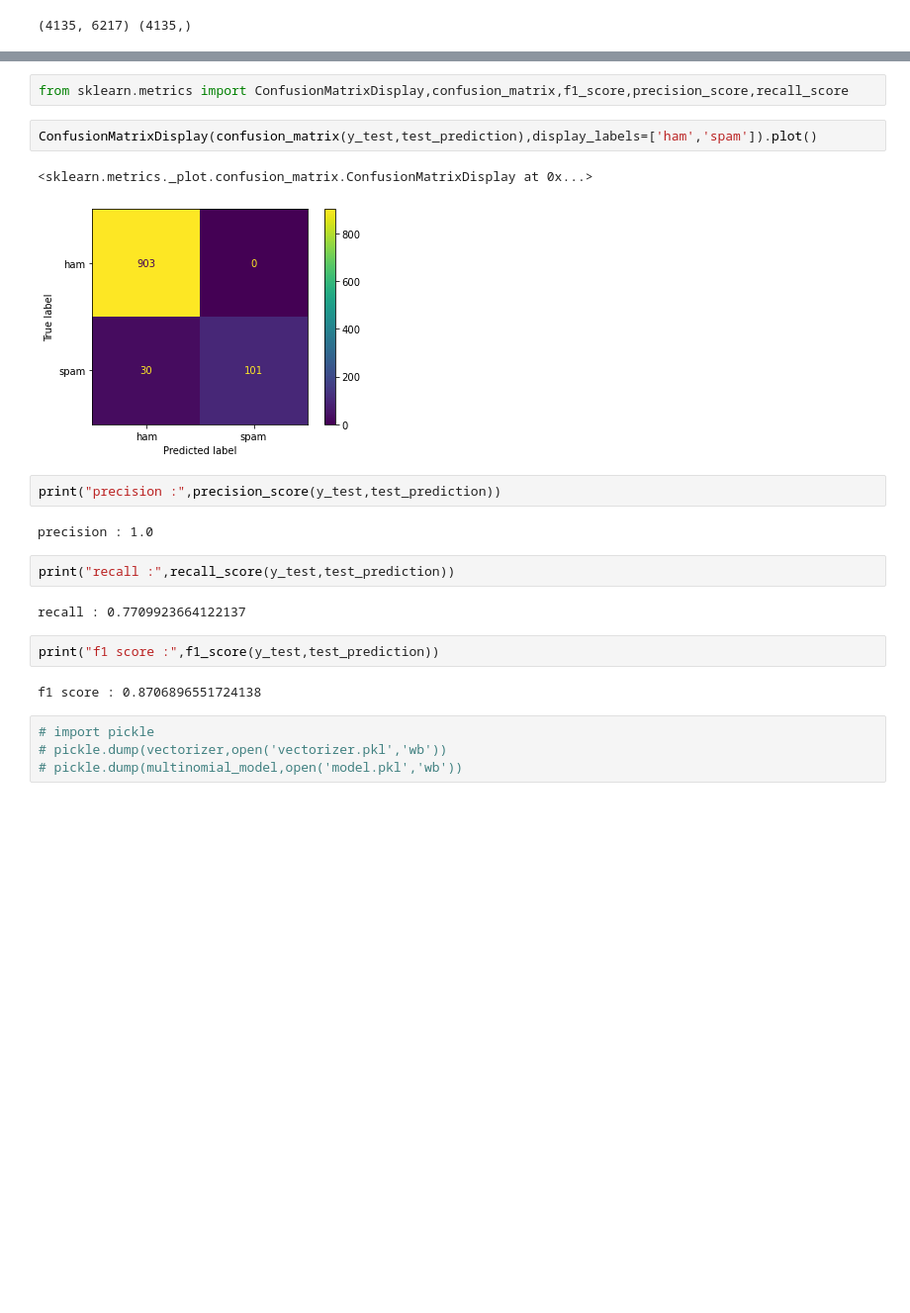
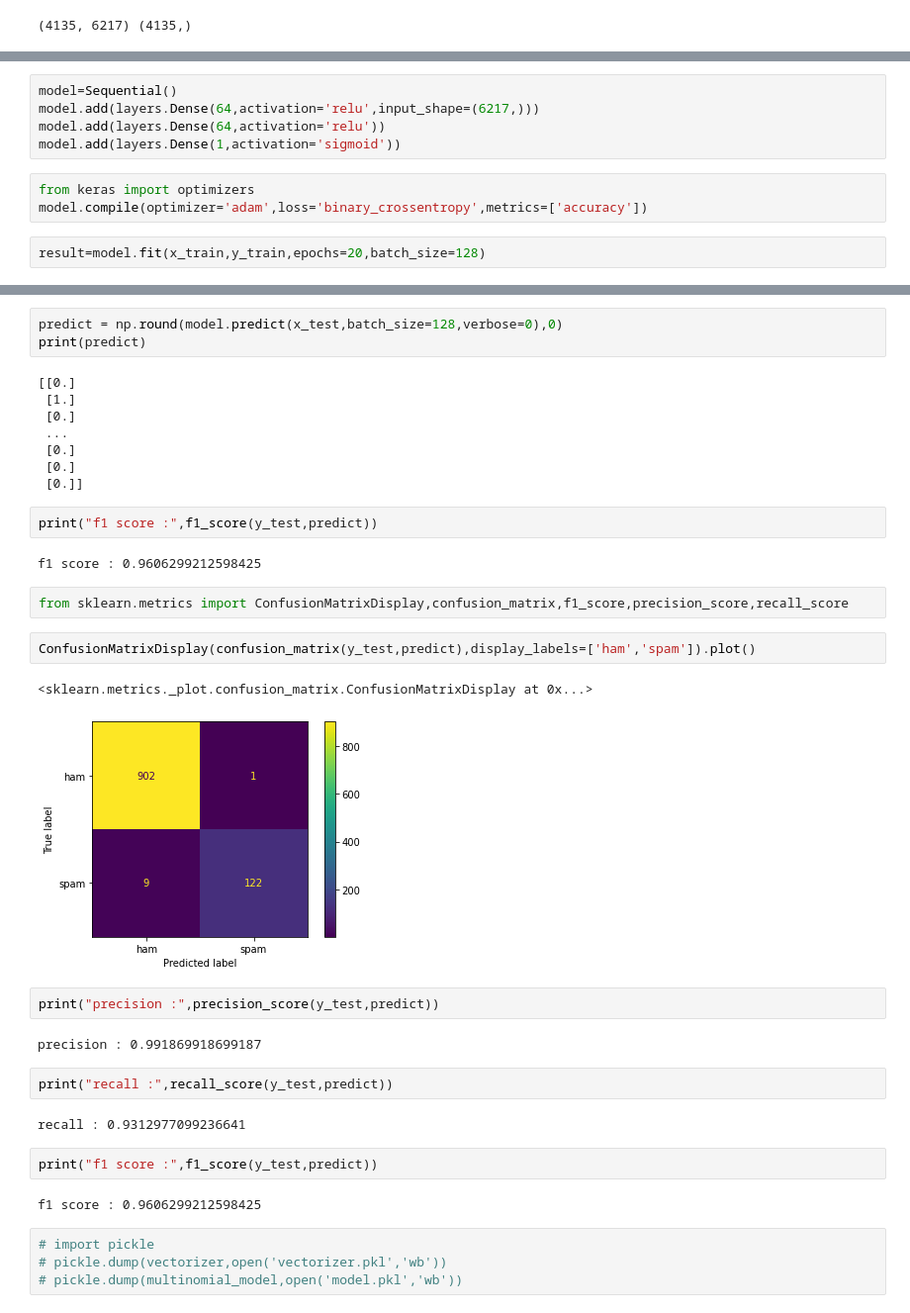
Before and after one commit to layaaugustine/Spam-Email-Detection, a Jupyter notebook: Ham Spam Email Detection/Sms Spam Detection.ipynb, the cells around one changed output, grey strips where cells are left out. Shown: that part at 99% size. Drawn from its saved outputs; the diff is of its cells as text; blank space fills up the shorter version.

```diff
--- a/Ham Spam Email Detection/Sms Spam Detection.ipynb
+++ b/Ham Spam Email Detection/Sms Spam Detection.ipynb
@@ -532,0 +556,10 @@ test score : 0.9709864603481625
+# %%
+model=Sequential()
+model.add(layers.Dense(64,activation='relu',input_shape=(6217,)))
+model.add(layers.Dense(64,activation='relu'))
+model.add(layers.Dense(1,activation='sigmoid'))
+# %%
+from keras import optimizers
+model.compile(optimizer='adam',loss='binary_crossentropy',metrics=['accuracy'])
+# %%
+result=model.fit(x_train,y_train,epochs=20,batch_size=128)
@@ -533,22 +590,37 @@ test score : 0.9709864603481625
+# %%
+predict = np.round(model.predict(x_test,batch_size=128,verbose=0),0)
+print(predict)
+# %% [output]
+[[0.]
+ [1.]
+ [0.]
+ ...
+ [0.]
+ [0.]
+ [0.]]
+# %%
+print("f1 score :",f1_score(y_test,predict))
+# %% [output]
+f1 score : 0.9606299212598425
 # %%
 from sklearn.metrics import ConfusionMatrixDisplay,confusion_matrix,f1_score,precision_score,recall_score
 # %%
-ConfusionMatrixDisplay(confusion_matrix(y_test,test_prediction),display_labels=['ham','spam']).plot()
+ConfusionMatrixDisplay(confusion_matrix(y_test,predict),display_labels=['ham','spam']).plot()
 # %% [output]
 <sklearn.metrics._plot.confusion_matrix.ConfusionMatrixDisplay at 0x...>
-[figure, old version]
+[figure, new version]
 # %%
-print("precision :",precision_score(y_test,test_prediction))
+print("precision :",precision_score(y_test,predict))
 # %% [output]
-precision : 1.0
+precision : 0.991869918699187
 # %%
-print("recall :",recall_score(y_test,test_prediction))
+print("recall :",recall_score(y_test,predict))
 # %% [output]
-recall : 0.7709923664122137
+recall : 0.9312977099236641
 # %%
-print("f1 score :",f1_score(y_test,test_prediction))
+print("f1 score :",f1_score(y_test,predict))
 # %% [output]
-f1 score : 0.8706896551724138
+f1 score : 0.9606299212598425
 # %%
 # import pickle
 # pickle.dump(vectorizer,open('vectorizer.pkl','wb'))
```
Also changed, not shown: parts of 25 cells of this notebook, 2 other files.
